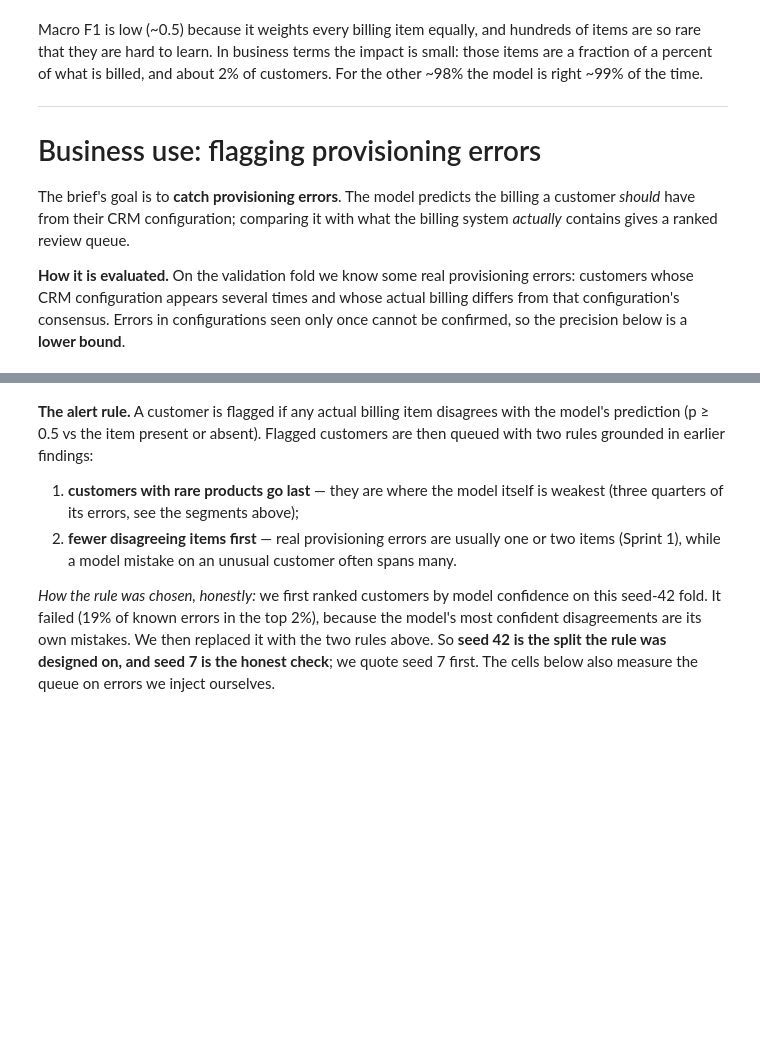
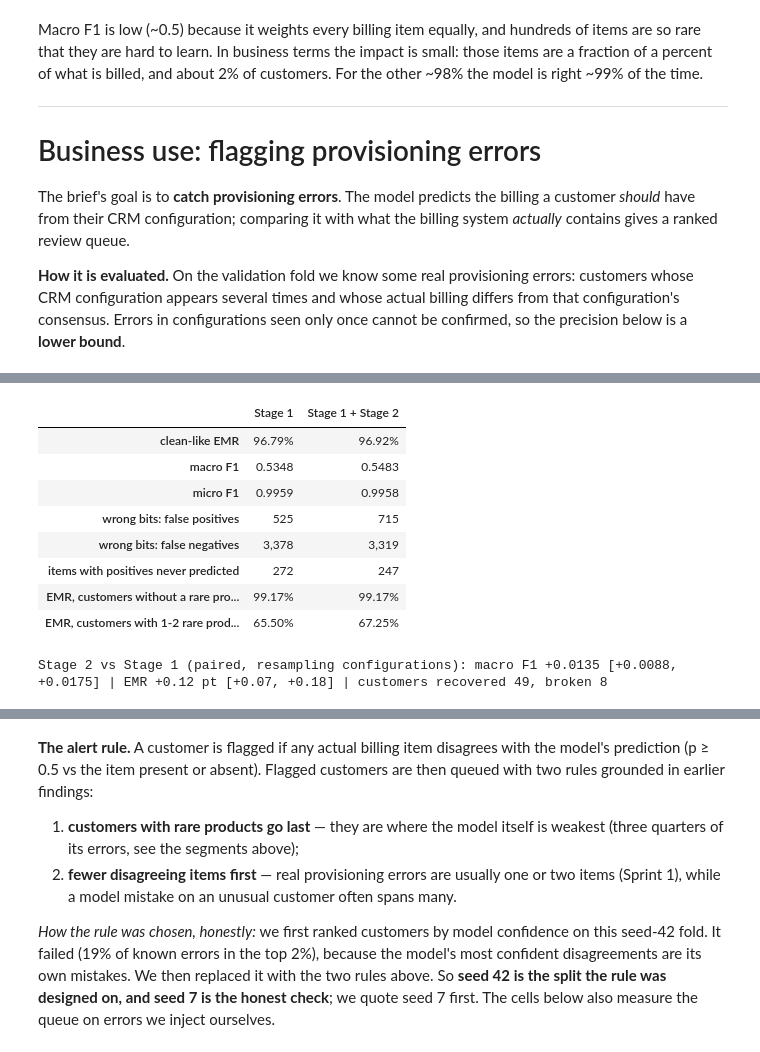
Before and after one commit to therealblitz00/ECQ, a Jupyter notebook: notebooks/sprint3_final.ipynb, the cells around one changed output, grey strips where cells are left out. Drawn from its saved outputs; the diff is of its cells as text; code cells hidden in the pictures; blank space fills up the shorter version.

```diff
--- a/notebooks/sprint3_final.ipynb
+++ b/notebooks/sprint3_final.ipynb
@@ -739,0 +841,60 @@ confirmed, so the precision below is a **lower bound**.
+# %%
+yp2 = pred_val2[cl]
+ok1, ok2 = (yp == yt).all(1), (yp2 == yt).all(1)
+r_cl = rare_tr[va][cl]
+
+
+def item_masks(Pr):
+    Yb, Pb = yt.astype(bool), Pr.astype(bool)
+    return (Yb & Pb), (~Yb & Pb), (Yb & ~Pb)
+
+
+def macro(tp, fp, fn):
+    act = (tp + fn) > 0
+    return np.where(act, 2 * tp / np.maximum(2 * tp + fp + fn, 1e-9), 0).sum(-1) / act.sum(-1)
+
+
+def summary(Pr, ok):
+    tp, fp, fn = [m_.sum(0).astype(float) for m_ in item_masks(Pr)]
+    return {'clean-like EMR': f'{ok.mean():.2%}', 'macro F1': f'{macro(tp, fp, fn):.4f}',
+            'micro F1': f'{2 * tp.sum() / (2 * tp.sum() + fp.sum() + fn.sum()):.4f}',
+            'wrong bits: false positives': f'{int(fp.sum()):,}', 'wrong bits: false negatives': f'{int(fn.sum()):,}',
+            'items with positives never predicted': int(((tp + fn > 0) & (tp == 0)).sum()),
+            'EMR, customers without a rare product': f'{ok[r_cl == 0].mean():.2%}',
+            'EMR, customers with 1-2 rare products': f'{ok[r_cl > 0].mean():.2%}'}
+
+
+display(pd.DataFrame({'Stage 1': summary(yp, ok1), 'Stage 1 + Stage 2': summary(yp2, ok2)}))
+
+# Paired bootstrap over configurations (both models scored on the same resampled rows).
+codes_v, _ = pd.factorize(groups[va][cl])
+n_cfg = codes_v.max() + 1
+Gm = sparse.csr_matrix((np.ones(len(codes_v), np.float32), (codes_v, np.arange(len(codes_v)))), shape=(n_cfg, len(codes_v)))
+rng_b = np.random.default_rng(0)
+Wb = np.stack([np.bincount(rng_b.integers(0, n_cfg, n_cfg), minlength=n_cfg) for _ in range(1000)]).astype(np.float32)
+n_rows_cfg = np.asarray(Gm.sum(1)).ravel()
+
+
+def boot(Pr, ok):
+    tp, fp, fn = [Wb @ (Gm @ m_.astype(np.float32)) for m_ in item_masks(Pr)]
+    return macro(tp, fp, fn), (Wb @ (Gm @ ok.astype(np.float32))) / (Wb @ n_rows_cfg)
+
+
+(f1a, ea), (f1b, eb) = boot(yp, ok1), boot(yp2, ok2)
+lo_f, hi_f = np.percentile(f1b - f1a, [2.5, 97.5])
+lo_e, hi_e = np.percentile((eb - ea) * 100, [2.5, 97.5])
+d_f1 = macro(*[m_.sum(0).astype(float) for m_ in item_masks(yp2)]) - macro(*[m_.sum(0).astype(float) for m_ in item_masks(yp)])
+print(f'Stage 2 vs Stage 1 (paired, resampling configurations): macro F1 {d_f1:+.4f} [{lo_f:+.4f}, {hi_f:+.4f}] | '
+      f'EMR {(ok2.mean() - ok1.mean()) * 100:+.2f} pt [{lo_e:+.2f}, {hi_e:+.2f}] | '
+      f'customers recovered {int((ok2 & ~ok1).sum())}, broken {int((ok1 & ~ok2).sum())}')
+# %% [output]
+|  | Stage 1 | Stage 1 + Stage 2 |
+| clean-like EMR | 96.79% | 96.92% |
+| macro F1 | 0.5348 | 0.5483 |
+| micro F1 | 0.9959 | 0.9958 |
+| wrong bits: false positives | 525 | 715 |
+| wrong bits: false negatives | 3,378 | 3,319 |
+| items with positives never predicted | 272 | 247 |
+| EMR, customers without a rare pro... | 99.17% | 99.17% |
+| EMR, customers with 1-2 rare prod... | 65.50% | 67.25% |
+Stage 2 vs Stage 1 (paired, resampling configurations): macro F1 +0.0135 [+0.0088, +0.0175] | EMR +0.12 pt [+0.07, +0.18] | customers recovered 49, broken 8
```
Also changed, not shown: parts of 18 cells of this notebook, 6 other files.
